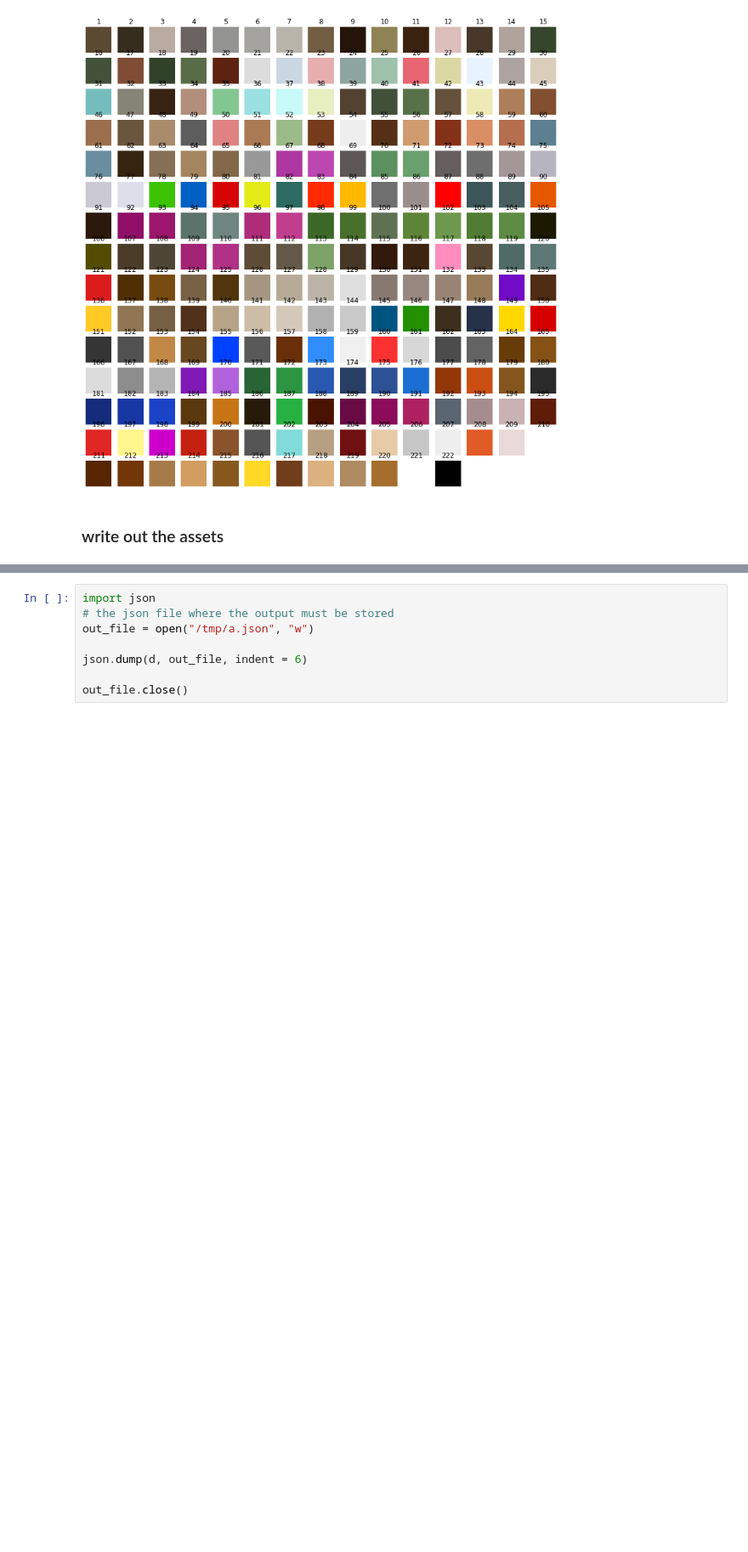
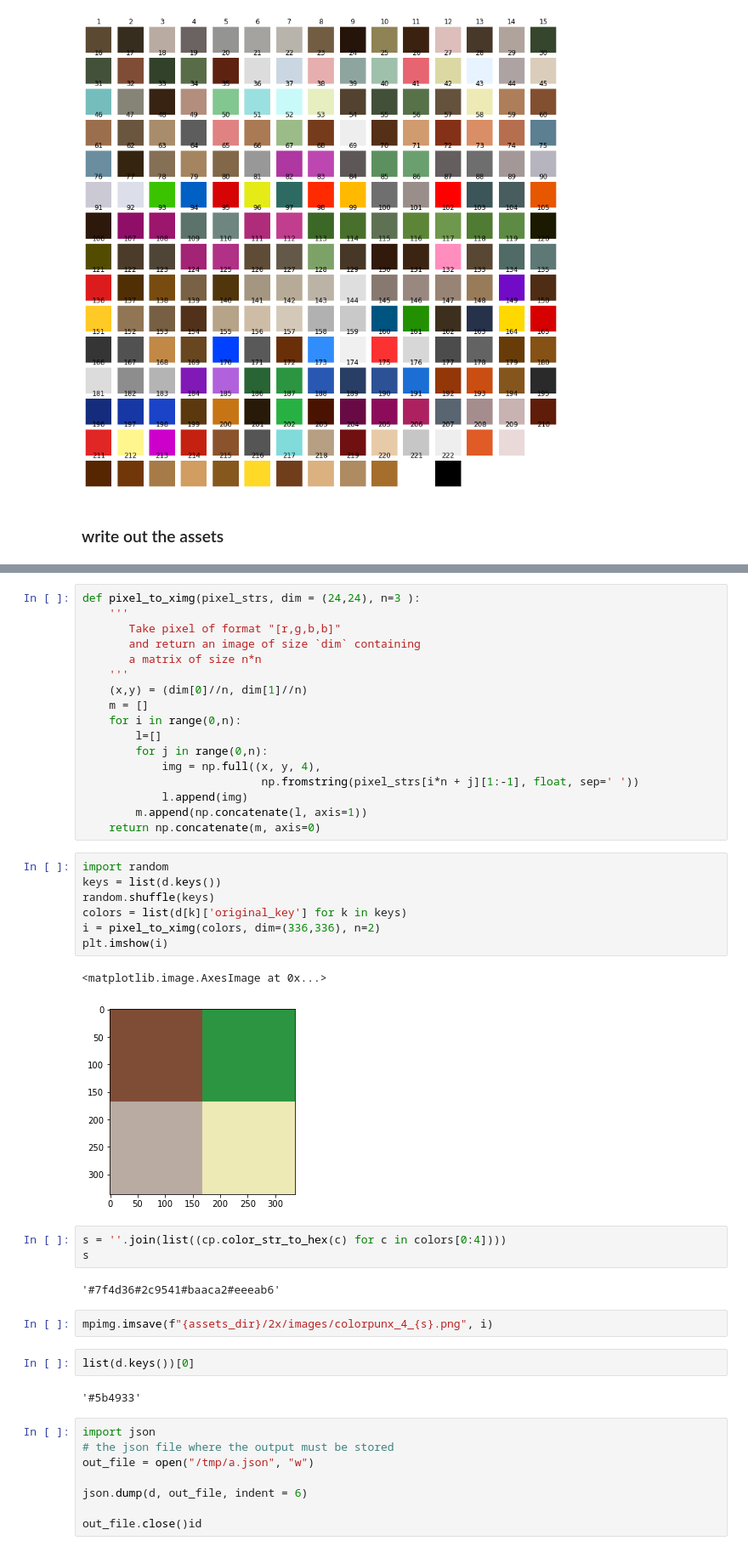
Before and after one commit to tnn1t1s/colorpunx, a Jupyter notebook: nb/colorpunx.ipynb, the cells around one changed output, grey strips where cells are left out. Shown at 85% size. Cells and saved outputs as stored; diff of their text form; blank space fills up the shorter version.

```diff
--- a/nb/colorpunx.ipynb
+++ b/nb/colorpunx.ipynb
@@ -108,3 +159,41 @@ for k in color_imgs.keys():
+# %%
+def pixel_to_ximg(pixel_strs, dim = (24,24), n=3 ):
+    '''
+       Take pixel of format "[r,g,b,b]"
+       and return an image of size `dim` containing
+       a matrix of size n*n
+    '''
+    (x,y) = (dim[0]//n, dim[1]//n)
+    m = []
+    for i in range(0,n):
+        l=[]
+        for j in range(0,n):
+            img = np.full((x, y, 4),
+                           np.fromstring(pixel_strs[i*n + j][1:-1], float, sep=' '))
+            l.append(img)
+        m.append(np.concatenate(l, axis=1))
+    return np.concatenate(m, axis=0)
+# %%
+import random
+keys = list(d.keys())
+random.shuffle(keys)
+colors = list(d[k]['original_key'] for k in keys)
+i = pixel_to_ximg(colors, dim=(336,336), n=2)
+plt.imshow(i)
+# %% [output]
+<matplotlib.image.AxesImage at 0x...>
+[figure, added]
+# %%
+s = ''.join(list((cp.color_str_to_hex(c) for c in colors[0:4])))
+s
+# %% [output]
+'#7f4d36#2c9541#baaca2#eeeab6'
+# %%
+mpimg.imsave(f"{assets_dir}/2x/images/colorpunx_4_{s}.png", i)
+# %%
+list(d.keys())[0]
+# %% [output]
+'#5b4933'
 # %%
 import json
 # the json file where the output must be stored
@@ -112,4 +201,4 @@ out_file = open("/tmp/a.json", "w")
 
 json.dump(d, out_file, indent = 6)
 
-out_file.close()
+out_file.close()id
```
Also changed, not shown: parts of 7 cells of this notebook, 6 other files.
